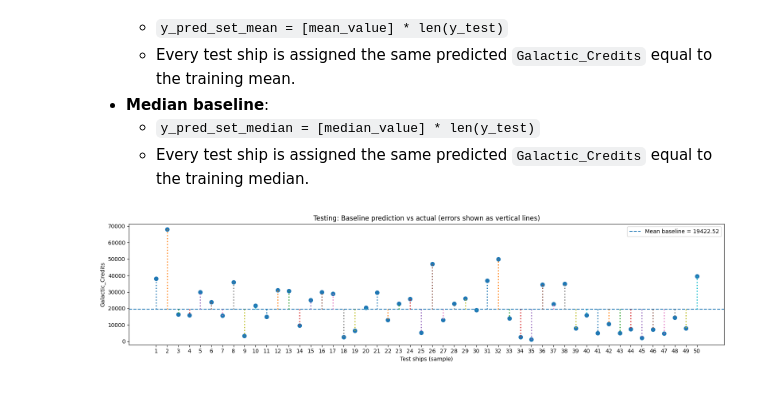
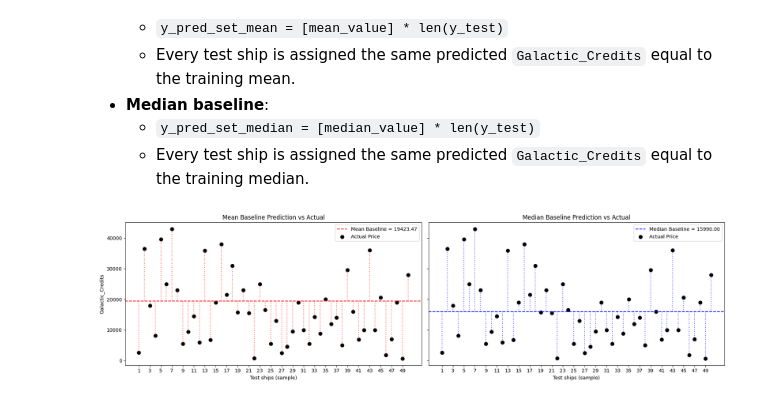
Before and after one commit to strmzi-git/jupyter-exam-03, a Jupyter notebook: DS-Assignment.ipynb, the cells around one changed output. Cells and saved outputs as stored; diff of their text form; code cells hidden in the pictures.

```diff
--- a/DS-Assignment.ipynb
+++ b/DS-Assignment.ipynb
@@ -318,73 +317,43 @@ Root mean squared error: 16108.79
     - `y_pred_set_median = [median_value] * len(y_test)`
     - Every test ship is assigned the same predicted `Galactic_Credits` equal to the training median.
 # %%
-# MEAN
-baseline_name = "Mean baseline"
-baseline_value = mean_value
-
-# Testing visualization
+# Create a sample of 50 test ships
 n = 50
 rng = np.random.default_rng(1)
 idx = rng.choice(len(y_test), size=min(n, len(y_test)), replace=False)
 
-actual = y_test[idx]
-pred = np.full_like(actual, baseline_value, dtype=float)
-
+actual = y_test.iloc[idx]
 x = np.arange(1, len(actual) + 1)
 
-plt.figure(figsize=(16, 4))
+# Set up a figure with 2 plots side-by-side
+fig, (ax1, ax2) = plt.subplots(1, 2, figsize=(18, 5), sharey=True)
 
-# Horizontal baseline prediction line
-plt.axhline(baseline_value, linestyle="--", label=f"{baseline_name} = {baseline_value:.2f}")
+# MEAN
+ax1.axhline(mean_value, color='red', linestyle="--", label=f"Mean Baseline = {mean_value:.2f}")
+ax1.scatter(x, actual, s=50, color='black', label='Actual Price')
 
-# Vertical dotted error lines
 for xi, a in zip(x, actual):
-    plt.plot([xi, xi], [baseline_value, a], linestyle=":", linewidth=2)
+    ax1.plot([xi, xi], [mean_value, a], color='red', linestyle=":", linewidth=1.5, alpha=0.6)
 
-# Actual points
-plt.scatter(x, actual, s=50)
+ax1.set_xticks(x[::2]) # Show every 2nd tick to avoid crowding
+ax1.set_xlabel("Test ships (sample)")
+ax1.set_ylabel("Galactic_Credits")
+ax1.set_title("Mean Baseline Prediction vs Actual")
+ax1.legend()
 
-plt.xticks(x)
-plt.xlabel("Test ships (sample)")
-plt.ylabel("Galactic_Credits")
-plt.title("Testing: Baseline prediction vs actual (errors shown as vertical lines)")
-plt.legend()
+# MEDIAN
+ax2.axhline(median_value, color='blue', linestyle="--", label=f"Median Baseline = {median_value:.2f}")
+ax2.scatter(x, actual, s=50, color='black', label='Actual Price')
+
+for xi, a in zip(x, actual):
+    ax2.plot([xi, xi], [median_value, a], color='blue', linestyle=":", linewidth=1.5, alpha=0.6)
+
+ax2.set_xticks(x[::2])
+ax2.set_xlabel("Test ships (sample)")
+ax2.set_title("Median Baseline Prediction vs Actual")
+ax2.legend()
+
 plt.tight_layout()
 plt.show()
-
-
-# MEDIAN
-baseline_name = "Median baseline"
-baseline_value = median_value
-
-# Testing visualization
-n = 50
-rng = np.random.default_rng(1)
-idx = rng.choice(len(y_test), size=min(n, len(y_test)), replace=False)
-
-actual = y_test[idx]
-pred = np.full_like(actual, baseline_value, dtype=float)
-
-x = np.arange(1, len(actual) + 1)
-
-plt.figure(figsize=(16, 4))
-
-# Horizontal baseline prediction line
-plt.axhline(baseline_value, linestyle="--", label=f"{baseline_name} = {baseline_value:.2f}")
-
-# Vertical dotted error lines
-for xi, a in zip(x, actual):
-    plt.plot([xi, xi], [baseline_value, a], linestyle=":", linewidth=2)
-
-# Actual points
-plt.scatter(x, actual, s=50)
-
-plt.xticks(x)
-plt.xlabel("Test ships (sample)")
-plt.ylabel("Galactic_Credits")
-plt.title("Testing: Baseline prediction vs actual (errors shown as vertical lines)")
-plt.legend()
-plt.tight_layout()
-plt.show()# CODE CELL: Model evaluation code
 # %% [output]
-[figure, old version]
+[figure, new version]
```
Also changed, not shown: parts of 6 cells of this notebook.
